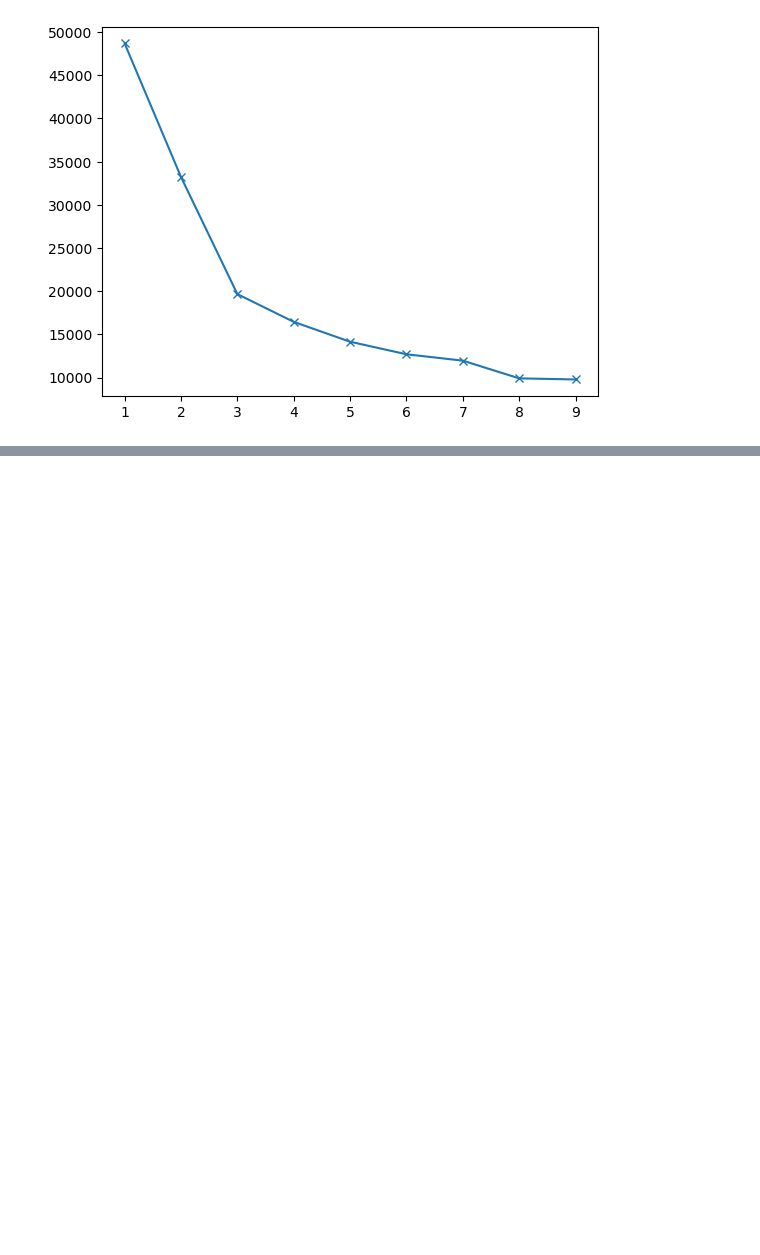
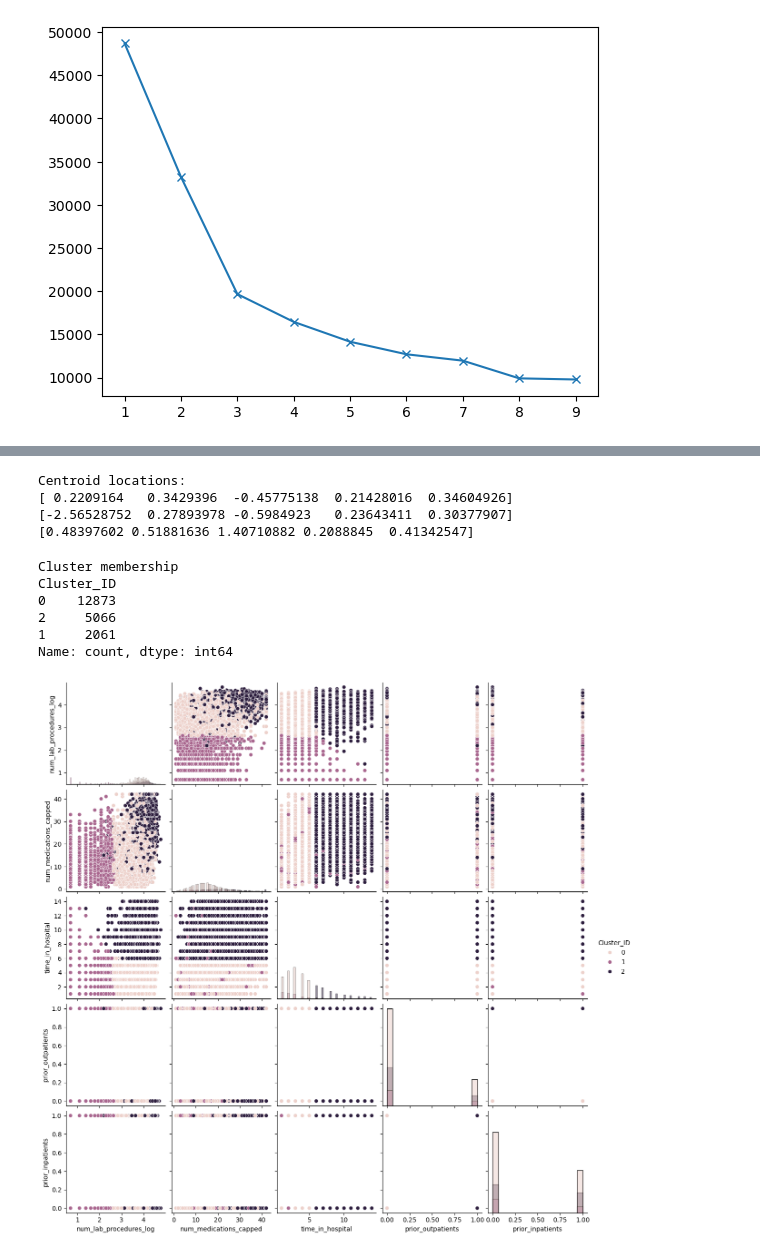
Before and after one commit to johnmarquess/IFN509, a Jupyter notebook: Assignment 2/clustering.ipynb, the cells around one changed output, grey strips where cells are left out. Cells and saved outputs as stored; diff of their text form; code cells hidden in the pictures; blank space fills up the shorter version.

```diff
--- a/Assignment 2/clustering.ipynb
+++ b/Assignment 2/clustering.ipynb
@@ -152,9 +158,9 @@ meds_scaled = min_max_scaler.fit_transform(d2_kmeans[['num_medications_capped']]
 time_in_hosp_scaled = standard_scaler.fit_transform(d2_kmeans[['time_in_hospital']])
 # %%
 # create a new dataframe with the scaled values
-d2_kmeans_scaled = pd.DataFrame({'num_lab_procedures_log': log_lab_proc_scaled.flatten(),
-                                 'num_medications_capped': meds_scaled.flatten(),
-                                 'time_in_hospital': time_in_hosp_scaled.flatten(),
+d2_kmeans_scaled = pd.DataFrame({'num_lab_procedures_log': log_lab_proc_scaled,
+                                 'num_medications_capped': meds_scaled,
+                                 'time_in_hospital': time_in_hosp_scaled,
                                  'prior_outpatients': d2_kmeans['prior_outpatients'],
                                  'prior_inpatients': d2_kmeans['prior_inpatients']})
 # %%
@@ -190,3 +196,6 @@ plt.plot(range(1, 10), inertia_vals, marker='x')
 # %% [output]
 [<matplotlib.lines.Line2D at 0x...>]
 [figure]
+# %%
+model = KMeans(n_clusters=3, random_state=42)
+model.fit(X)
@@ -192,0 +224,27 @@ plt.plot(range(1, 10), inertia_vals, marker='x')
+# %%
+print("Centroid locations:")
+for centroid in model.cluster_centers_:
+    print(centroid)
+# %% [output]
+Centroid locations:
+[ 0.2209164   0.3429396  -0.45775138  0.21428016  0.34604926]
+[-2.56528752  0.27893978 -0.5984923   0.23643411  0.30377907]
+[0.48397602 0.51881636 1.40710882 0.2088845  0.41342547]
+# %%
+y = model.predict(X)
+d2_kmeans.loc[:,'Cluster_ID'] = y
+# %%
+print("Cluster membership")
+print(d2_kmeans['Cluster_ID'].value_counts())
+# %% [output]
+Cluster membership
+Cluster_ID
+0    12873
+2     5066
+1     2061
+Name: count, dtype: int64
+# %%
+cluster_g = sns.pairplot(d2_kmeans, hue='Cluster_ID', diag_kind='hist')
+plt.show()
+# %% [output]
+[figure, added]
```
Also changed, not shown: parts of 5 cells of this notebook.
